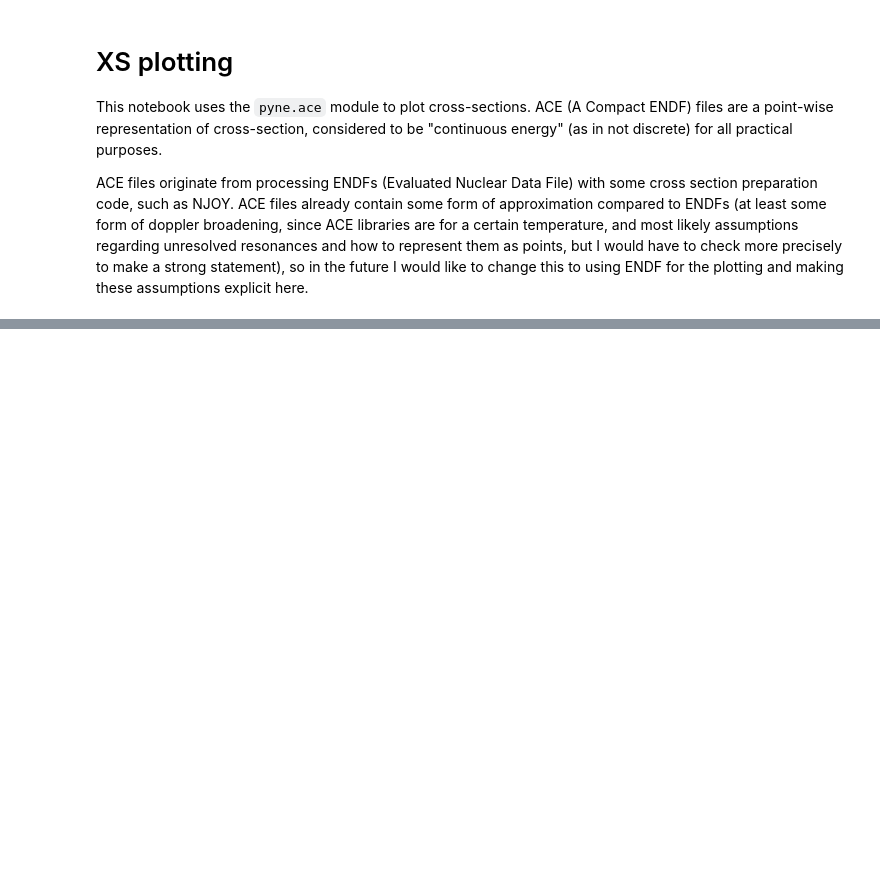
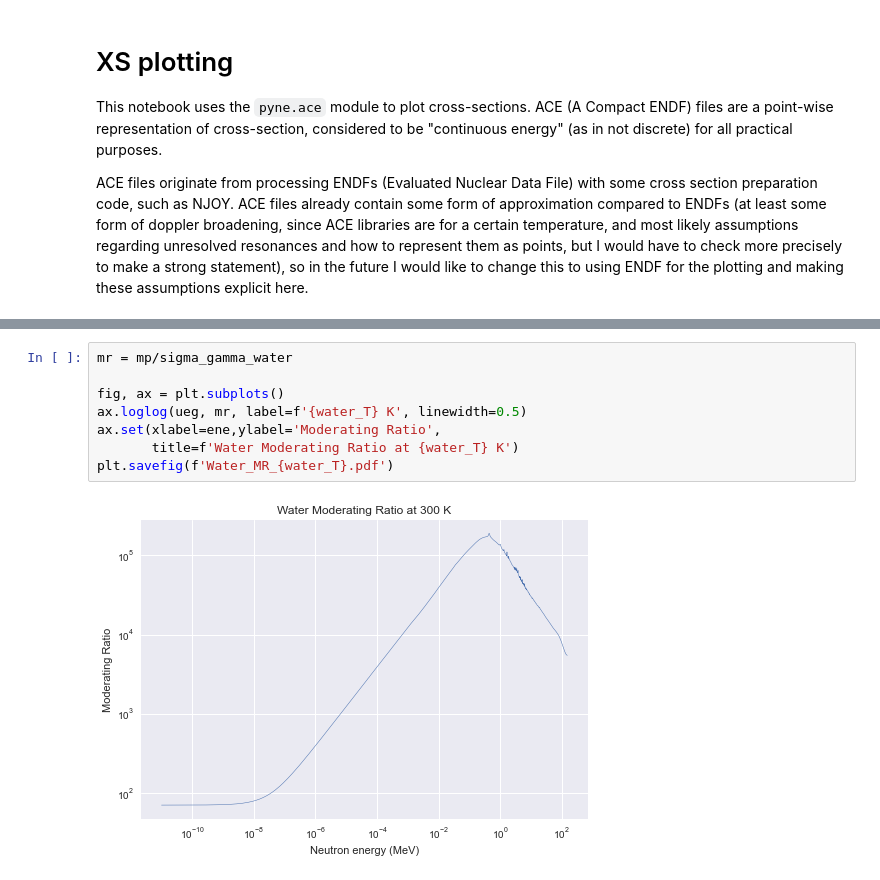
Before and after one commit to deOliveira-R/course_reactor_physics, a Jupyter notebook: cross-section/macro/ACE_macro.ipynb, the cells around one changed output, grey strips where cells are left out. Drawn from its saved outputs; the diff is of its cells as text; blank space fills up the shorter version.

```diff
--- a/cross-section/macro/ACE_macro.ipynb
+++ b/cross-section/macro/ACE_macro.ipynb
@@ -224,0 +377,10 @@ The main class in ``pyne.ace`` is called ``Library``. It is instantiated using t
+# %%
+mr = mp/sigma_gamma_water
+
+fig, ax = plt.subplots()
+ax.loglog(ueg, mr, label=f'{water_T} K', linewidth=0.5)
+ax.set(xlabel=ene,ylabel='Moderating Ratio',
+       title=f'Water Moderating Ratio at {water_T} K')
+plt.savefig(f'Water_MR_{water_T}.pdf')
+# %% [output]
+[figure, added]
```
Also changed, not shown: parts of 32 cells of this notebook, 48 other files.
